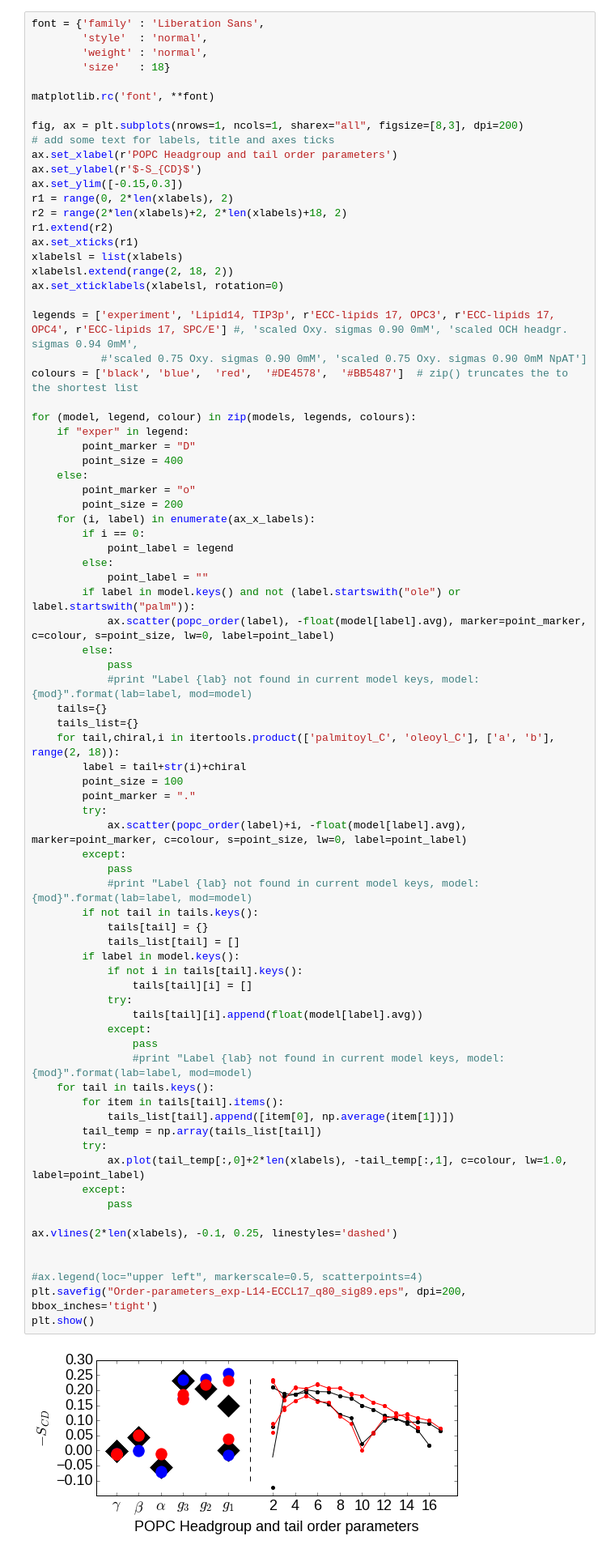
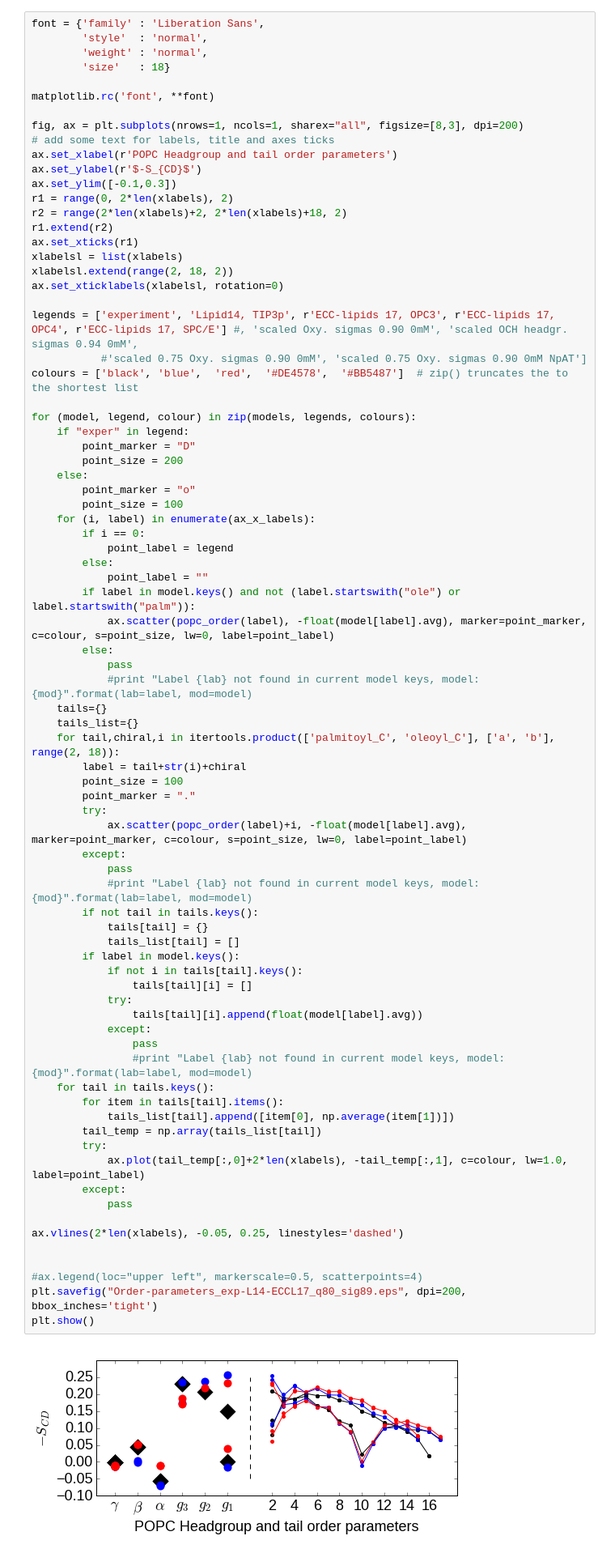
Before and after one commit to ohsOllila/NMRlipids_VI-NewIonModel, a Jupyter notebook: Fig/ipython_nb/Plot_OPs_ECCLipid17_q80_sig89.ipynb, the cells around one changed output. Shown at 81% size. Cells and saved outputs as stored; diff of their text form.

Commit message:
Fix of an incorrect sign of S_CH order parameter in oleoyl C2 + + updated figure: point sizes reflect error estimate

```diff
--- a/Fig/ipython_nb/Plot_OPs_ECCLipid17_q80_sig89.ipynb
+++ b/Fig/ipython_nb/Plot_OPs_ECCLipid17_q80_sig89.ipynb
@@ -54,7 +54,7 @@ fig, ax = plt.subplots(nrows=1, ncols=1, sharex="all", figsize=[8,3], dpi=200)
 # add some text for labels, title and axes ticks
 ax.set_xlabel(r'POPC Headgroup and tail order parameters')
 ax.set_ylabel(r'$-S_{CD}$')
-ax.set_ylim([-0.15,0.3])
+ax.set_ylim([-0.1,0.3])
 r1 = range(0, 2*len(xlabels), 2)
 r2 = range(2*len(xlabels)+2, 2*len(xlabels)+18, 2)
 r1.extend(r2)
@@ -70,10 +70,10 @@ colours = ['black', 'blue',  'red',  '#DE4578',  '#BB5487']  # zip() truncates t
 for (model, legend, colour) in zip(models, legends, colours):
     if "exper" in legend:
         point_marker = "D"
-        point_size = 400
+        point_size = 200
     else:
         point_marker = "o"
-        point_size = 200
+        point_size = 100
     for (i, label) in enumerate(ax_x_labels):
         if i == 0:
             point_label = legend
@@ -94,32 +94,32 @@ for (model, legend, colour) in zip(models, legends, colours):
             ax.scatter(popc_order(label)+i, -float(model[label].avg), marker=point_marker, c=colour, s=point_size, lw=0, label=point_label)
         except:
             pass
             #print "Label {lab} not found in current model keys, model: {mod}".format(lab=label, mod=model)
         if not tail in tails.keys():
             tails[tail] = {}
             tails_list[tail] = []
         if label in model.keys():
             if not i in tails[tail].keys():
                 tails[tail][i] = []
             try:
                 tails[tail][i].append(float(model[label].avg))
             except:
                 pass
                 #print "Label {lab} not found in current model keys, model: {mod}".format(lab=label, mod=model)
     for tail in tails.keys():
         for item in tails[tail].items():
             tails_list[tail].append([item[0], np.average(item[1])])
         tail_temp = np.array(tails_list[tail])
         try:
             ax.plot(tail_temp[:,0]+2*len(xlabels), -tail_temp[:,1], c=colour, lw=1.0, label=point_label)
         except:
             pass
 
-ax.vlines(2*len(xlabels), -0.1, 0.25, linestyles='dashed')
+ax.vlines(2*len(xlabels), -0.05, 0.25, linestyles='dashed')
 
 
 #ax.legend(loc="upper left", markerscale=0.5, scatterpoints=4)
 plt.savefig("Order-parameters_exp-L14-ECCL17_q80_sig89.eps", dpi=200, bbox_inches='tight')
 plt.show()
 # %% [output]
-[figure, old version]
+[figure, new version]
```
Also changed, not shown: 4 other files.
